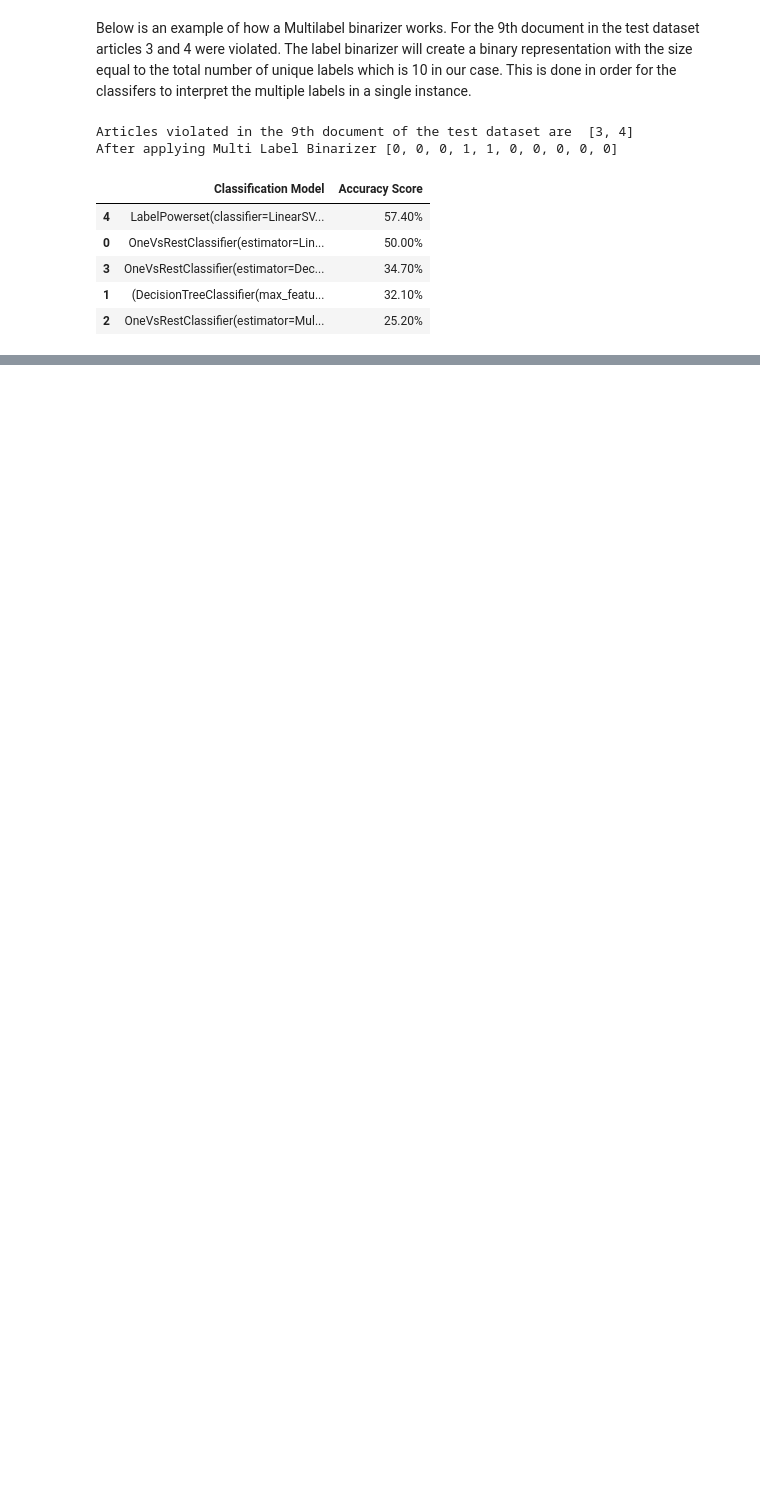
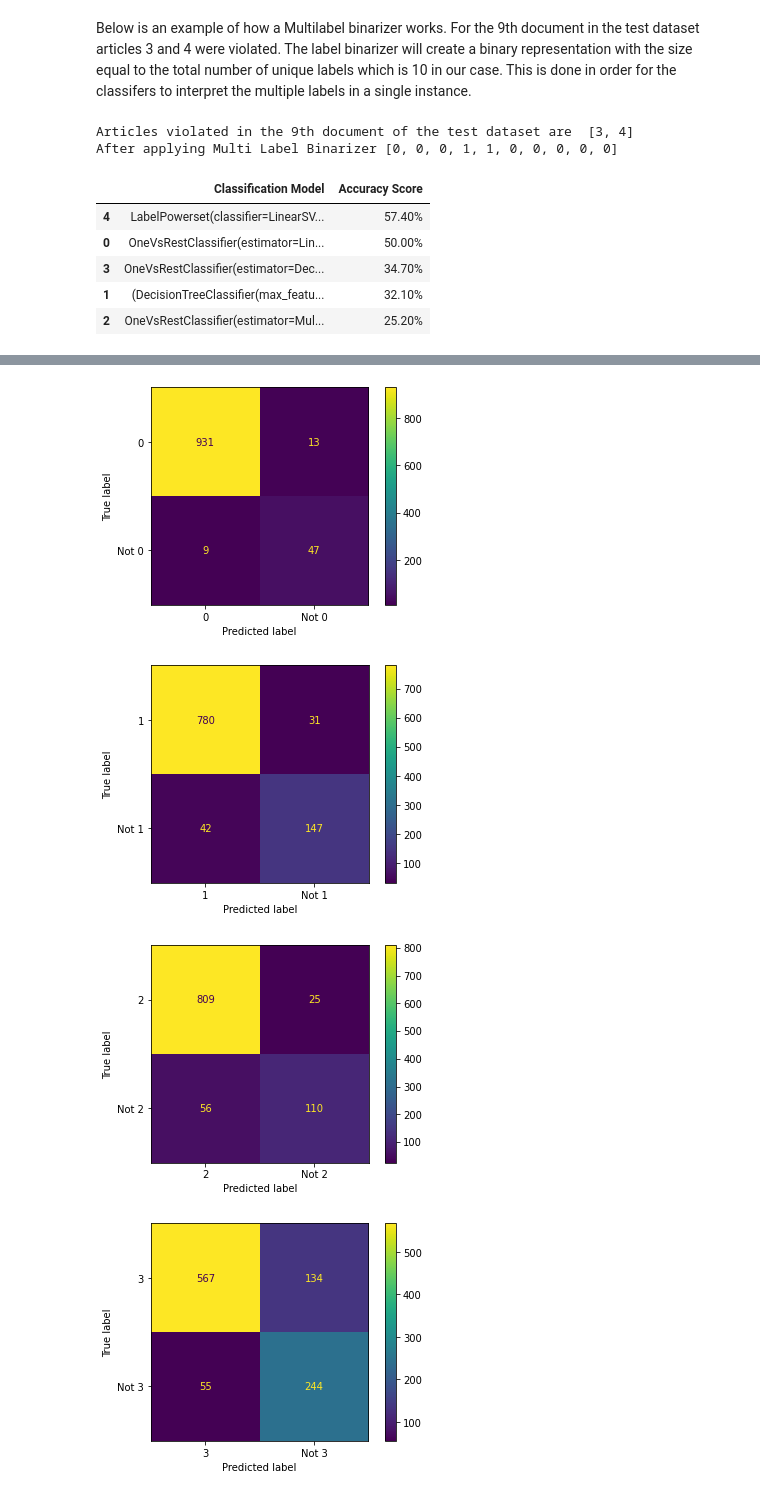
Before and after one commit to yash-td/Data-Science-Challenge-HM-Submission, a Jupyter notebook: article_classification.ipynb, the cells around one changed output, grey strips where cells are left out. Cells and saved outputs as stored; diff of their text form; code cells hidden in the pictures; blank space fills up the shorter version.

```diff
--- a/article_classification.ipynb
+++ b/article_classification.ipynb
@@ -53,12 +57,12 @@ def pre_process(data):
     new_data = []
     new_labels = []
     for i in range(len(data)):
-        tokenized = [tokenizer.tokenize(entry.lower()) for entry in data[i]['text'] if entry not in stopwords.words('english')]
+        tokenized = [tokenizer.tokenize(entry.lower()) for entry in data[i]['text'] if entry not in stopwords.words('english') and len(entry)>1]
         lemmatized = [[lemmatizer.lemmatize(token) for token in sent] for sent in tokenized]
         stemming = [[stemmer.stem(token) for token in sent] for sent in lemmatized]
-        new_data.append(lemmatized)
+        new_data.append(stemming)
         new_labels.append(data[i]['labels'])
-    print('Lower Case + Tokenization + Stop Words Remowal + Only Alphanumeric (Removing Punctuation) + Lemmatization',lemmatized)
+    print('Lower Case + Tokenization + Stop Words Remowal + Only Alphanumeric (Removing Punctuation) + Lemmatization + Stemming',stemming[0])
     return new_data, new_labels
 
 def create_corpus(data):
@@ -95,7 +97,7 @@ train_X_2d = convert_2d(train_X)
 test_X_2d = convert_2d(test_X)
 # %%
 tfidf = TfidfVectorizer(tokenizer=identity_tokenizer, stop_words='english', lowercase=False)
-tfidf.fit(corpus_train+corpus_test)
+tfidf.fit(total_corpus)
 vectors_train = tfidf.fit_transform(train_X_2d)
 vectors_test = tfidf.transform(test_X_2d)
 # %%
@@ -167,3 +170,14 @@ accuracy 0.574
    macro avg       0.67      0.56      0.60      1090
 weighted avg       0.73      0.68      0.70      1090
  samples avg       0.65      0.61      0.61      1090
+# %%
+classification_matrix = multilabel_confusion_matrix(test_y_enc, predictions)
+# %%
+for i in range(len(classification_matrix)):
+    disp = ConfusionMatrixDisplay(confusion_matrix=classification_matrix[i],display_labels=[i,f'Not {i}'])
+    disp.plot()
+# %% [output]
+[figure, added]
+[figure, added]
+[figure, added]
+[figure, added]
```
Also changed, not shown: parts of 9 cells of this notebook, 4 other files.
